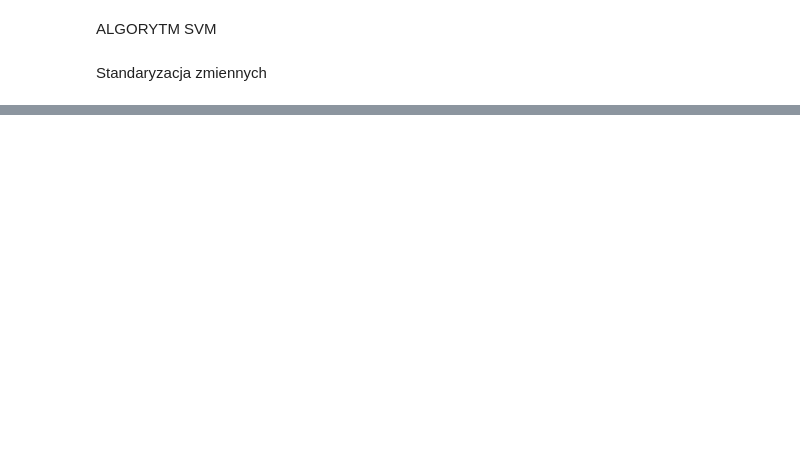
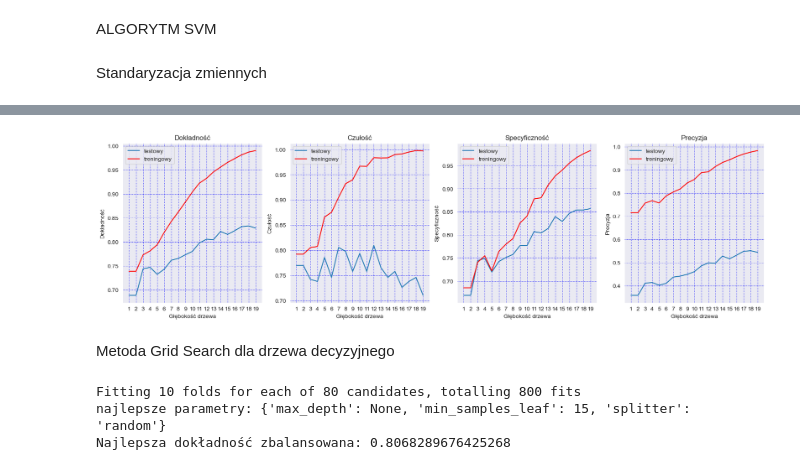
Before and after one commit to kKita9/ProjektUM, a Jupyter notebook: projekt_um_Krotkiewicz_Kita.ipynb, the cells around one changed output, grey strips where cells are left out. Cells and saved outputs as stored; diff of their text form; code cells hidden in the pictures; blank space fills up the shorter version.

Commit message:
SVM, drzewa decyzyjne

```diff
--- a/projekt_um_Krotkiewicz_Kita.ipynb
+++ b/projekt_um_Krotkiewicz_Kita.ipynb
@@ -197,0 +401,7 @@ svm_algorithm('rbf')
+# %%
+smote = SMOTE(random_state=42)
+X_train_dt, y_train_dt = smote.fit_resample(X_train_dt, y_train_dt)
+# %%
+test_measures_dt = {'accuracy': [], 'recall': [], 'specificity': [], 'precision': []}
+train_measures_dt = {'accuracy': [], 'recall': [], 'specificity': [], 'precision': []}
+tree_depth = range(1, 20)
@@ -197,0 +433,37 @@ svm_algorithm('rbf')
+# %%
+def subplot_measures(axs, a_x, x_values, y_test_val, y_train_val, x_label, y_label, title, display_value):
+    axs[a_x].plot(x_values, y_test_val, label='testowy')
+    axs[a_x].plot(x_values, y_train_val, color='r', label='treningowy')
+    axs[a_x].set_title(title)
+    axs[a_x].set_xlabel(x_label)
+    axs[a_x].set_ylabel(y_label)
+    axs[a_x].legend()
+    axs[a_x].xaxis.set_major_locator(FixedLocator(display_value))
+# %%
+for depth in tree_depth:
+    clf = DecisionTreeClassifier(max_depth=depth, random_state=42)
+    clf.fit(X_train_dt, y_train_dt)
+
+    # Ocena na zbiorze testowym
+    y_pred_test = clf.predict(X_test_dt)
+    test_measures_dt['accuracy'].append(accuracy_score(y_test_dt, y_pred_test))
+    test_measures_dt['recall'].append(recall_score(y_test_dt, y_pred_test))
+    test_measures_dt['specificity'].append(specificity_score(y_test_dt, y_pred_test))
+    test_measures_dt['precision'].append(precision_score(y_test_dt, y_pred_test))
+
+    # Ocena na zbiorze treningowym
+    y_pred_train = clf.predict(X_train_dt)
+    train_measures_dt['accuracy'].append(accuracy_score(y_train_dt, y_pred_train))
+    train_measures_dt['recall'].append(recall_score(y_train_dt, y_pred_train))
+    train_measures_dt['specificity'].append(specificity_score(y_train_dt, y_pred_train))
+    train_measures_dt['precision'].append(precision_score(y_train_dt, y_pred_train))
+# %%
+fig, axs = plt.subplots(1, 4, figsize=(20, 5))
+subplot_measures(axs, 0 , tree_depth,test_measures_dt['accuracy'], train_measures_dt['accuracy'], 'Głębokość drzewa','Dokładność', 'Dokładność',  range(1, 20, 1) )
+subplot_measures(axs, 1 , tree_depth,test_measures_dt['recall'], train_measures_dt['recall'], 'Głębokość drzewa','Czułość', 'Czułość',  range(1, 20, 1) )
+subplot_measures(axs, 2 , tree_depth,test_measures_dt['specificity'], train_measures_dt['specificity'], 'Głębokość drzewa','Specyficzność', 'Specyficzność',  range(1, 20, 1) )
+subplot_measures(axs, 3 , tree_depth,test_measures_dt['precision'], train_measures_dt['precision'], 'Głębokość drzewa','Precyzja', 'Precyzja',  range(1, 20, 1) )
+# %% [output]
+[figure, added]
+# %% [markdown]
+Metoda Grid Search dla drzewa decyzyjnego
@@ -197,0 +487,11 @@ svm_algorithm('rbf')
+# %%
+clf = DecisionTreeClassifier(random_state=42)
+grid_search = GridSearchCV(clf, param_grid, cv=10, verbose=2, n_jobs=-1)
+grid_search.fit(X, y)
+best_params = grid_search.best_params_
+print(f"najlepsze parametry:", grid_search.best_params_)
+print("Najlepsza dokładność zbalansowana:", grid_search.best_score_)
+# %% [output]
+Fitting 10 folds for each of 80 candidates, totalling 800 fits
+najlepsze parametry: {'max_depth': None, 'min_samples_leaf': 15, 'splitter': 'random'}
+Najlepsza dokładność zbalansowana: 0.8068289676425268
```
Also changed, not shown: parts of 62 cells of this notebook.
